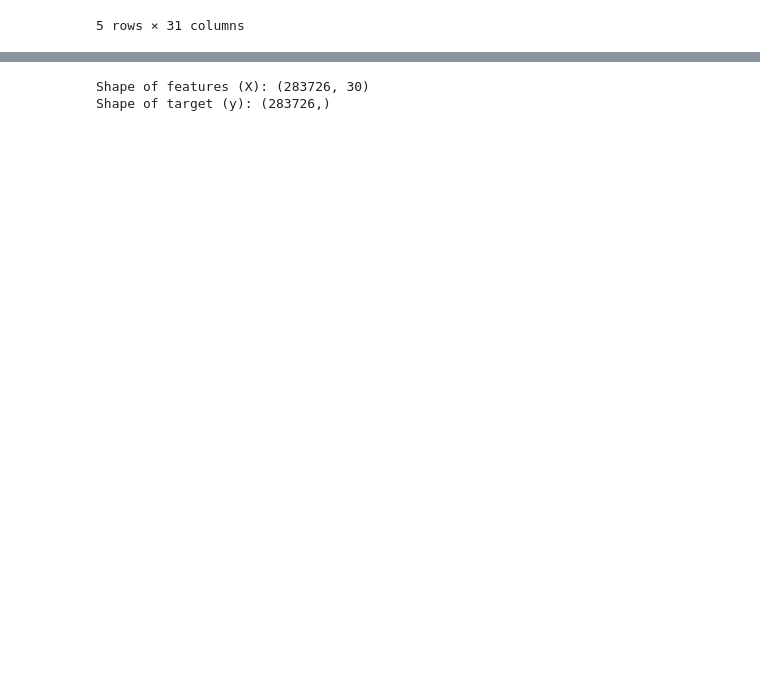
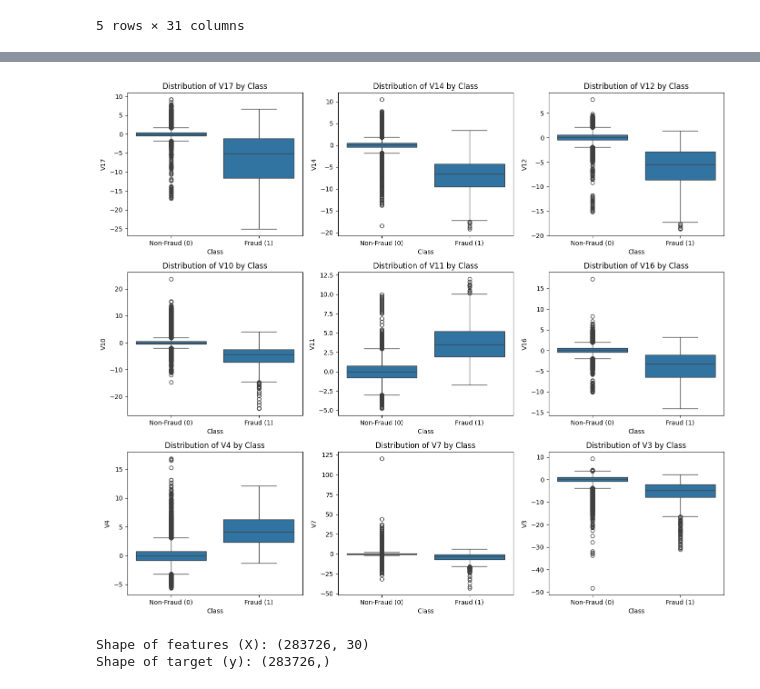
Before and after one commit to zcry332/Neural_Network, a Jupyter notebook: NN_BankingProject_G3.ipynb, the cells around one changed output, grey strips where cells are left out. Drawn from its saved outputs; the diff is of its cells as text; code cells hidden in the pictures; blank space fills up the shorter version.

```diff
--- a/NN_BankingProject_G3.ipynb
+++ b/NN_BankingProject_G3.ipynb
@@ -140,3 +219,23 @@ First 5 outliers:
+# %%
+# after finding out that v17, v14, v12, v10, v11, v16, v4, v3, and v7 have significant impact on class
+selected_v_features = ['V17', 'V14', 'V12', 'V10', 'V11', 'V16', 'V4', 'V7', 'V3']
+
+plt.figure(figsize=(14, 12))
+for i, feature in enumerate(selected_v_features):
+    plt.subplot(3, 3, i + 1)
+    sns.boxplot(x='Class', y=feature, data=df)
+    plt.title(f'Distribution of {feature} by Class')
+    plt.xlabel('Class')
+    plt.ylabel(feature)
+    plt.xticks([0, 1], ['Non-Fraud (0)', 'Fraud (1)'])
+
+plt.tight_layout()
+plt.show()
+
+
+# EDA completed
+# %% [output]
+[figure, added]
 # %%
 # Separate features X and target y
 y = df['Class']
```
Also changed, not shown: parts of 17 cells of this notebook.
